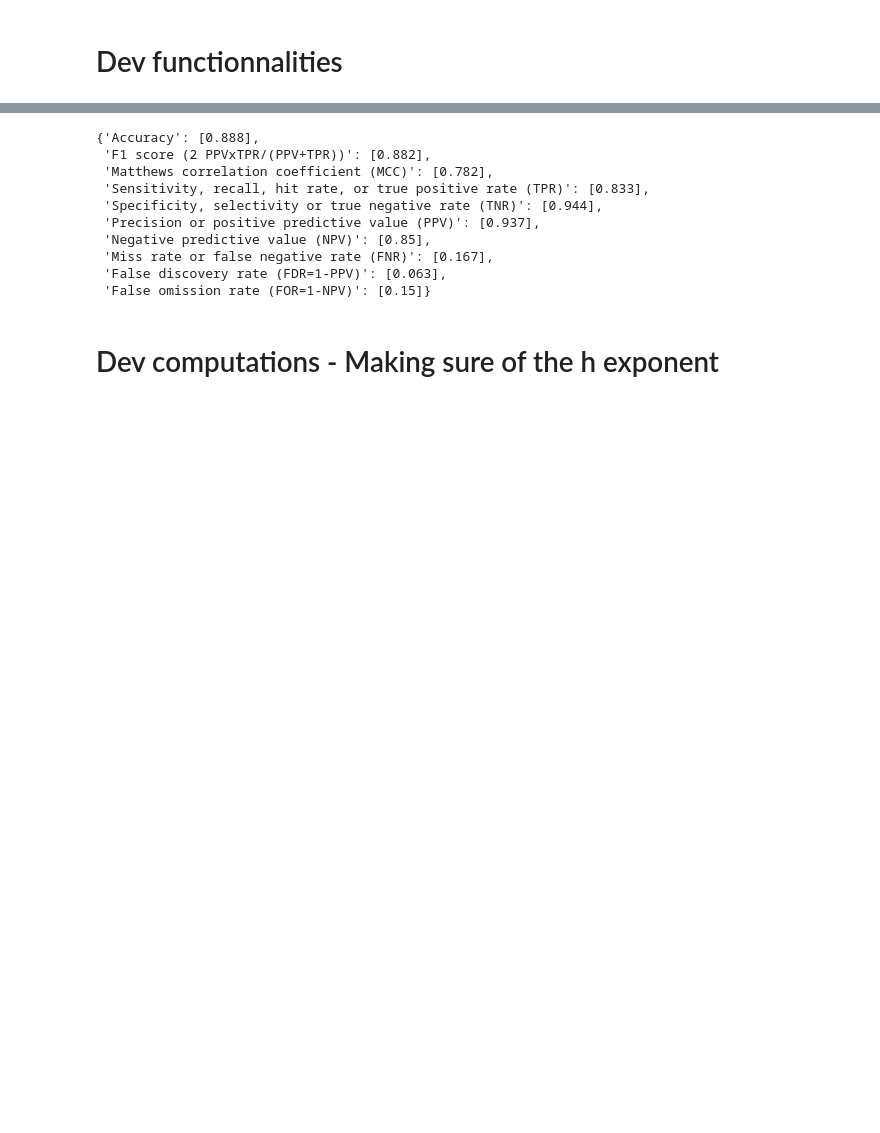
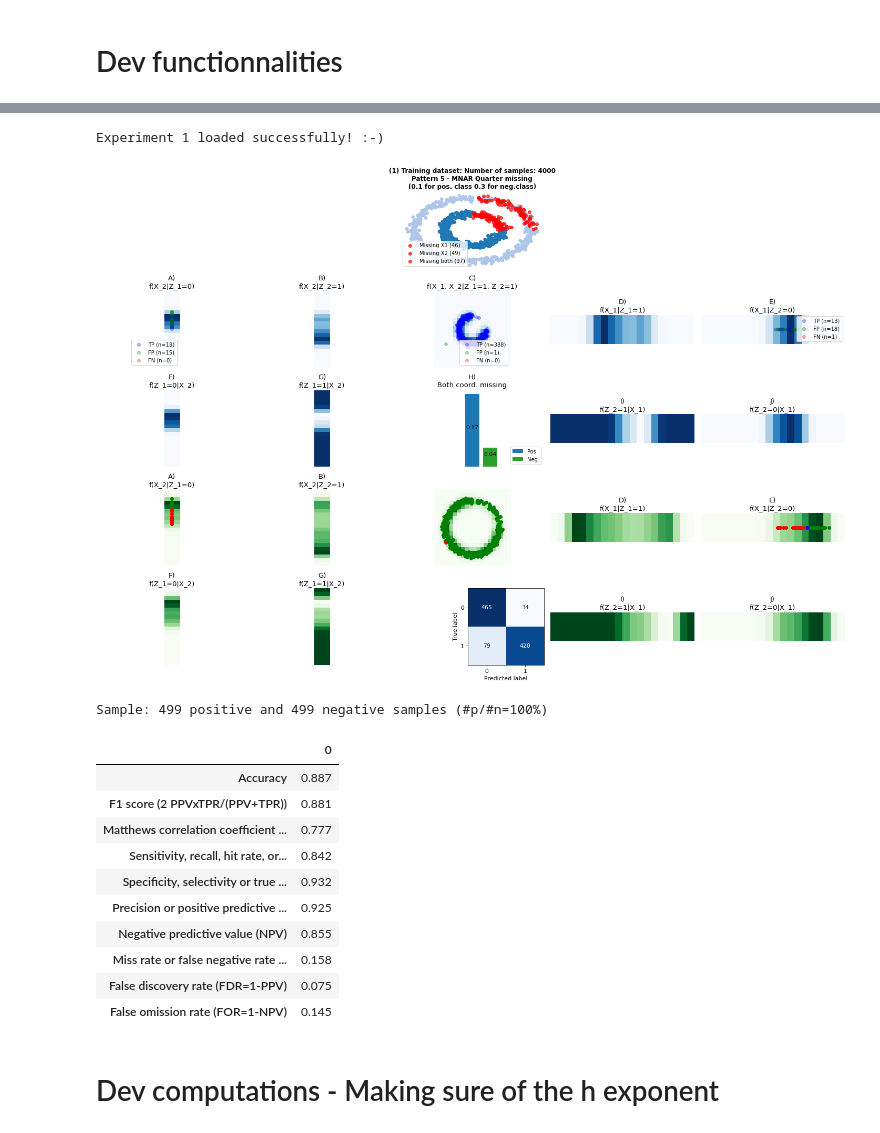
Before and after one commit to matiasdm/notes_on_stats, a Jupyter notebook: doc/sections/dev.ipynb, the cells around one changed output, grey strips where cells are left out. Saved outputs shown, nothing was run; the diff lists cells and outputs as text; code cells hidden in the pictures; blank space fills up the shorter version.

Commit message:
Add estimation mode

```diff
--- a/doc/sections/dev.ipynb
+++ b/doc/sections/dev.ipynb
@@ -728,16 +808,61 @@ df
-# %%
-experiment_data['performances_df']
-# %% [output]
-{'Accuracy': [0.888],
- 'F1 score (2 PPVxTPR/(PPV+TPR))': [0.882],
- 'Matthews correlation coefficient (MCC)': [0.782],
- 'Sensitivity, recall, hit rate, or true positive rate (TPR)': [0.833],
- 'Specificity, selectivity or true negative rate (TNR)': [0.944],
- 'Precision or positive predictive value (PPV)': [0.937],
- 'Negative predictive value (NPV)': [0.85],
- 'Miss rate or false negative rate (FNR)': [0.167],
- 'False discovery rate (FDR=1-PPV)': [0.063],
- 'False omission rate (FOR=1-NPV)': [0.15]}
+# %%
+# Dataset default parameters
+dataset_name = DATASET_NAME
+num_samples = NUM_SAMPLES
+imbalance_ratio = IMBALANCE_RATIO
+
+# Missingness default parameters
+missingness_pattern = 5#MISSINGNESS_PATTERN
+ratio_of_missing_values = RATIO_OF_MISSING_VALUES
+
+# pdf estimation default parameters
+resolution = RESOLUTION
+bandwidth = BANDWIDTH
+
+# Classification default parameters
+proportion_train = PROPORTION_TRAIN
+
+
+
+verbosity=0
+
+# Create the experiments
+exp = Experiments(dataset_name,
+                  dataset_train=None,
+                  dataset_test=None,
+                  previous_experiment=1,
+                  save_experiment=True,
+                  verbosity=1,
+                  debug=False,
+                  proportion_train=PROPORTION_TRAIN,
+                  resolution=RESOLUTION,
+                  bandwidth=BANDWIDTH,
+                  random_state=RANDOM_STATE)
+
+
+# Estimate the distributions
+#exp.fit()
+
+# Estimate the distributions
+#exp.predict()
+
+# Plot results
+exp.plot()
+# %% [output]
+Experiment 1 loaded successfully! :-)
+[figure, added]
+Sample: 499 positive and 499 negative samples (#p/#n=100%)
+|  | 0 |
+| Accuracy | 0.887 |
+| F1 score (2 PPVxTPR/(PPV+TPR)) | 0.881 |
+| Matthews correlation coefficient ... | 0.777 |
+| Sensitivity, recall, hit rate, or... | 0.842 |
+| Specificity, selectivity or true ... | 0.932 |
+| Precision or positive predictive ... | 0.925 |
+| Negative predictive value (NPV) | 0.855 |
+| Miss rate or false negative rate ... | 0.158 |
+| False discovery rate (FDR=1-PPV) | 0.075 |
+| False omission rate (FOR=1-NPV) | 0.145 |
 # %% [markdown]
 # Dev computations  - Making sure of the h exponent
 # %%
```
Also changed, not shown: parts of 9 cells of this notebook, 12 other files.
